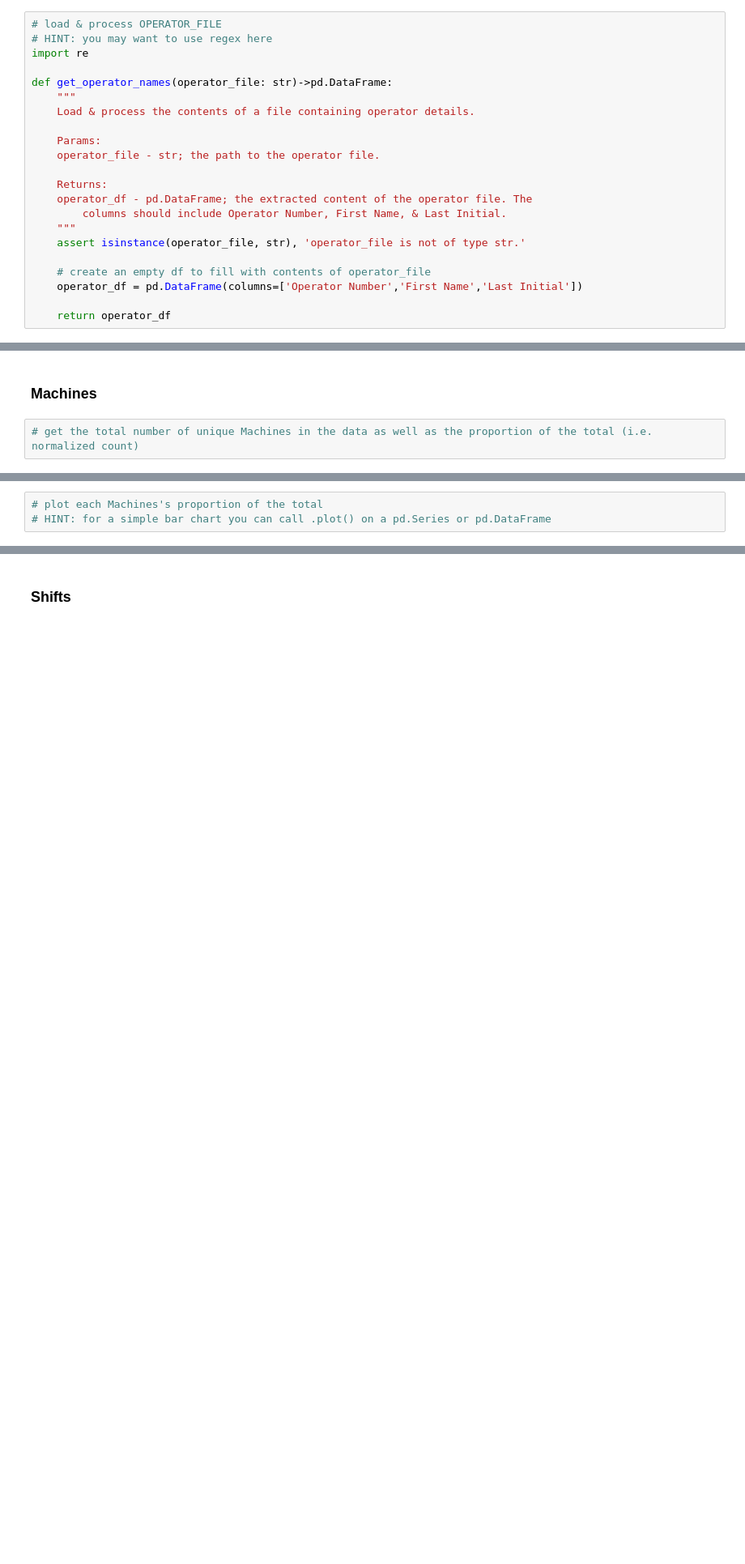
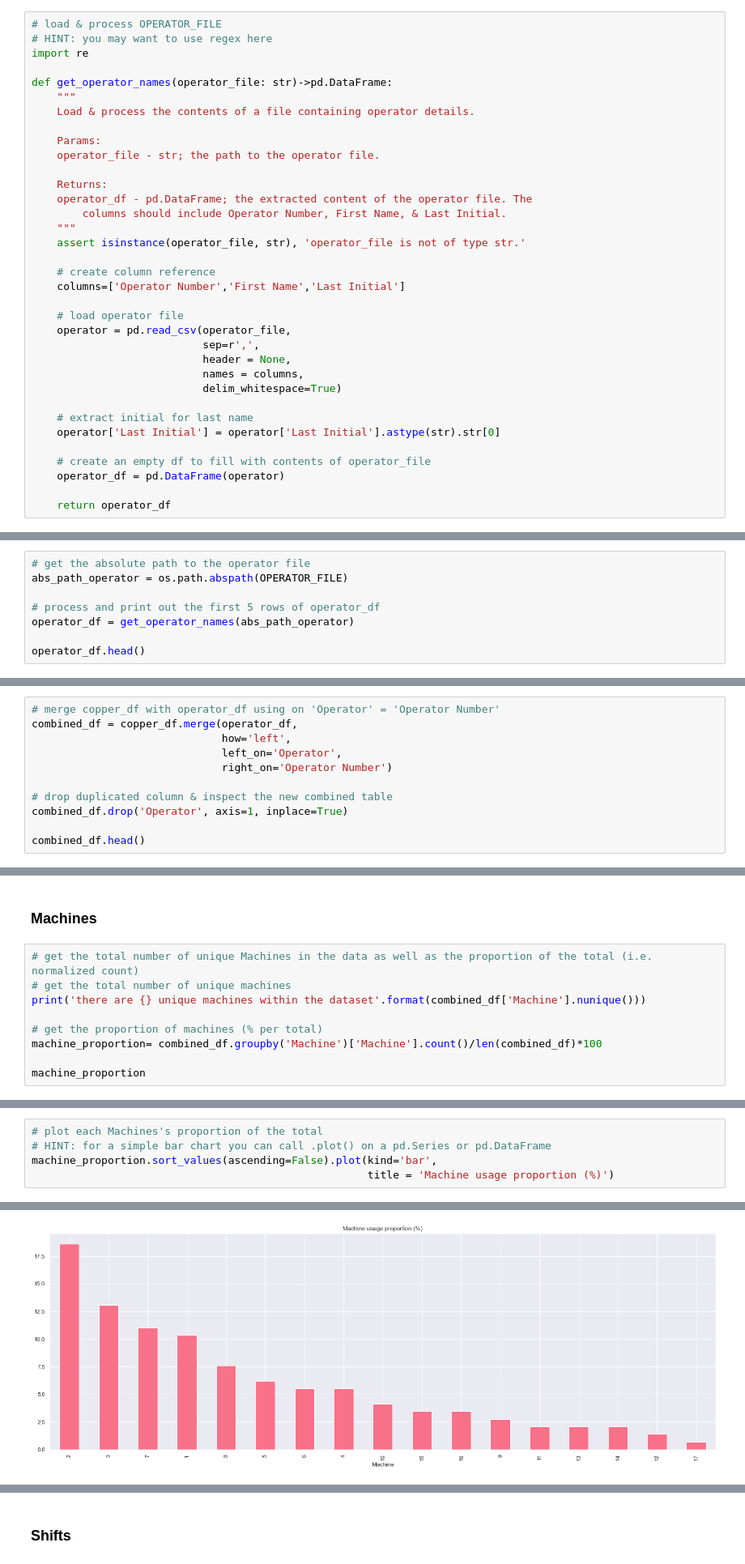
Before and after one commit to vilandao/analytics_onboarding, a Jupyter notebook: EDA.ipynb, the cells around one changed output, grey strips where cells are left out. Shown at 81% size. Drawn from its saved outputs; the diff is of its cells as text; blank space fills up the shorter version.

Commit message:
add initial content to EDA.ipynb and Exploration.ipynb

```diff
--- a/EDA.ipynb
+++ b/EDA.ipynb
@@ -63,7 +153,20 @@ def get_operator_names(operator_file: str)->pd.DataFrame:
     """
     assert isinstance(operator_file, str), 'operator_file is not of type str.'
 
+    # create column reference
+    columns=['Operator Number','First Name','Last Initial']
+
+    # load operator file
+    operator = pd.read_csv(operator_file,
+                           sep=r',',
+                           header = None,
+                           names = columns,
+                           delim_whitespace=True)
+
+    # extract initial for last name
+    operator['Last Initial'] = operator['Last Initial'].astype(str).str[0]
+
     # create an empty df to fill with contents of operator_file
-    operator_df = pd.DataFrame(columns=['Operator Number','First Name','Last Initial'])
+    operator_df = pd.DataFrame(operator)
 
     return operator_df
@@ -74,0 +173,8 @@ operator_df
+# %%
+# get the absolute path to the operator file
+abs_path_operator = os.path.abspath(OPERATOR_FILE)
+
+# process and print out the first 5 rows of operator_df
+operator_df = get_operator_names(abs_path_operator)
+
+operator_df.head()
@@ -74,0 +202,11 @@ operator_df
+# %%
+# merge copper_df with operator_df using on 'Operator' = 'Operator Number'
+combined_df = copper_df.merge(operator_df,
+                              how='left',
+                              left_on='Operator',
+                              right_on='Operator Number')
+
+# drop duplicated column & inspect the new combined table
+combined_df.drop('Operator', axis=1, inplace=True)
+
+combined_df.head()
@@ -93,3 +243,10 @@ sns.set_theme(
 ### Machines
 # %%
 # get the total number of unique Machines in the data as well as the proportion of the total (i.e. normalized count)
+# get the total number of unique machines
+print('there are {} unique machines within the dataset'.format(combined_df['Machine'].nunique()))
+
+# get the proportion of machines (% per total)
+machine_proportion= combined_df.groupby('Machine')['Machine'].count()/len(combined_df)*100
+
+machine_proportion
@@ -96,3 +274,6 @@ sns.set_theme(
 # %%
 # plot each Machines's proportion of the total
 # HINT: for a simple bar chart you can call .plot() on a pd.Series or pd.DataFrame
+machine_proportion.sort_values(ascending=False).plot(kind='bar',
+                                                     title = 'Machine usage proportion (%)')
+# %% [output]
@@ -98,0 +281 @@ sns.set_theme(
+[figure, added]
```
Also changed, not shown: parts of 41 cells of this notebook, 2 other files.
